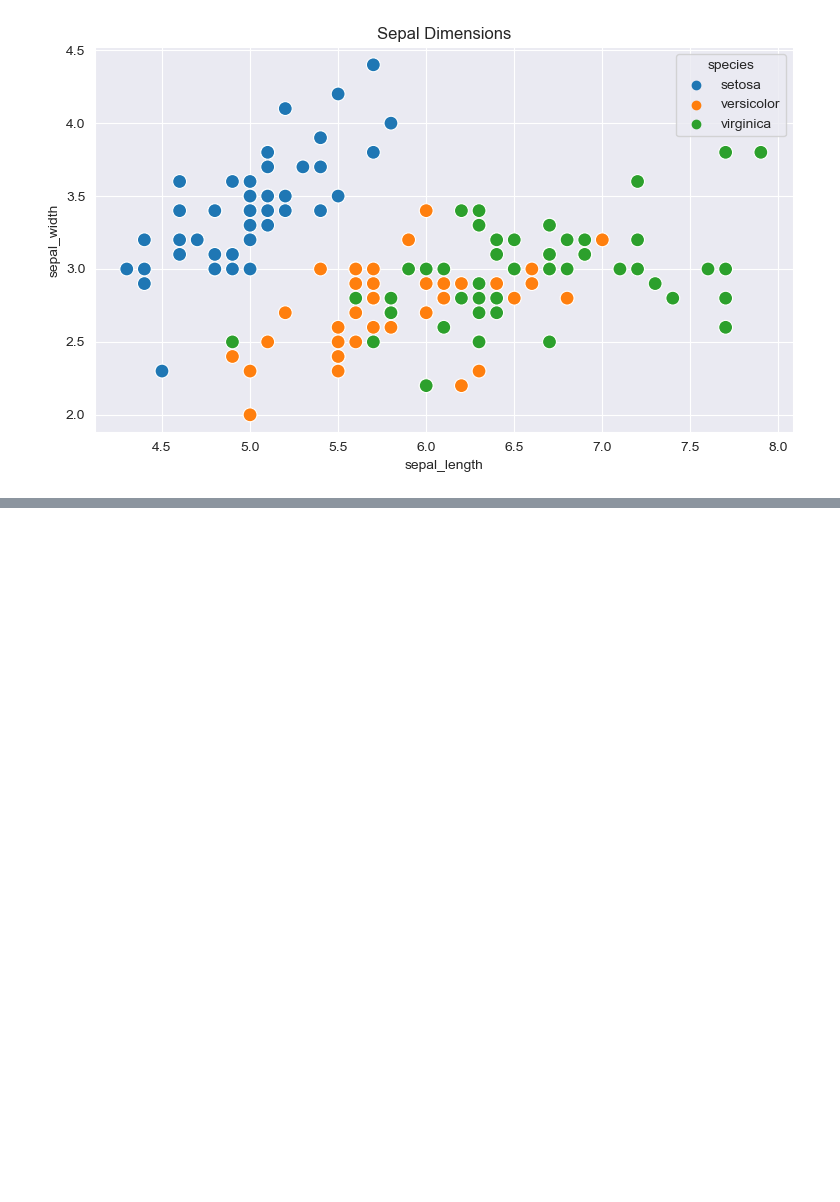
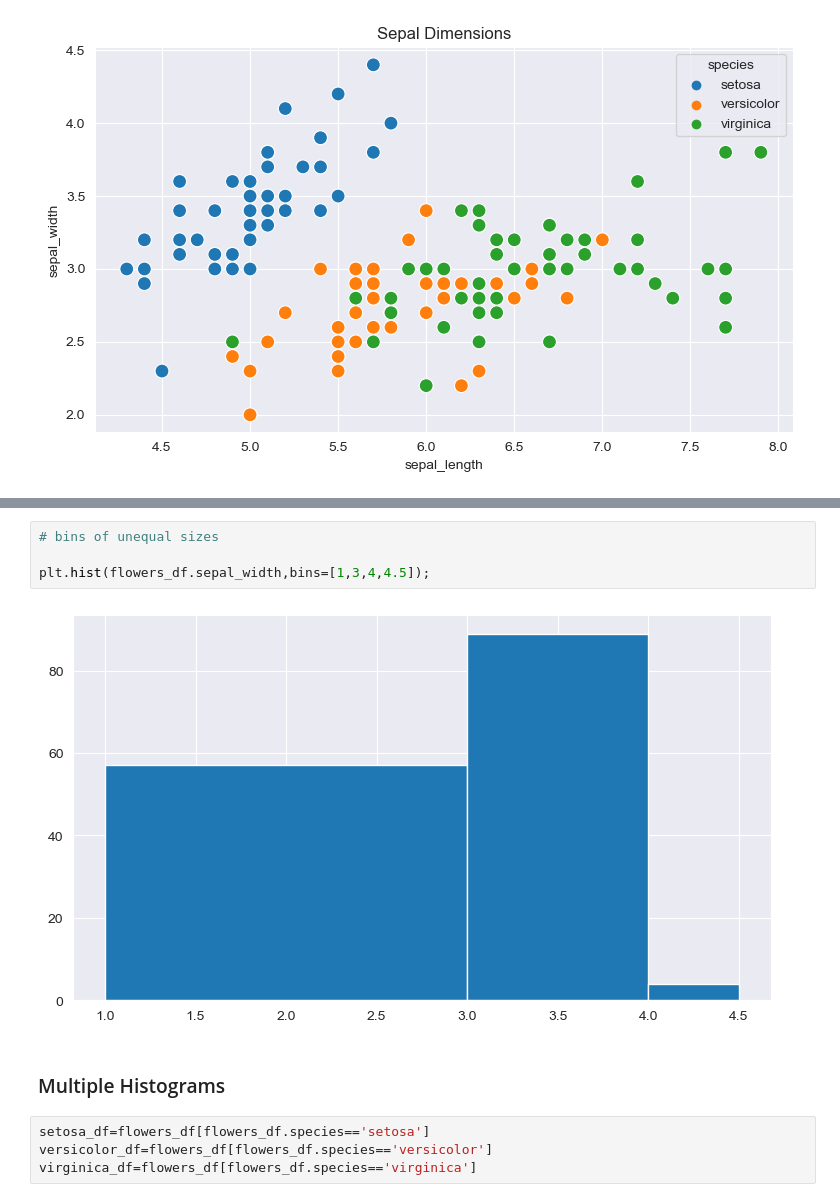
Before and after one commit to Swaraz08/Jupyter, a Jupyter notebook: pandas.ipynb, the cells around one changed output, grey strips where cells are left out. Saved outputs shown, nothing was run; the diff lists cells and outputs as text; blank space fills up the shorter version.

```diff
--- a/pandas.ipynb
+++ b/pandas.ipynb
@@ -926,0 +981,12 @@ sns.scatterplot(x='sepal_length',y='sepal_width',hue='species',s=100,data=flower
+# %%
+# bins of unequal sizes
+
+plt.hist(flowers_df.sepal_width,bins=[1,3,4,4.5]);
+# %% [output]
+[figure, added]
+# %% [markdown]
+### Multiple Histograms
+# %%
+setosa_df=flowers_df[flowers_df.species=='setosa']
+versicolor_df=flowers_df[flowers_df.species=='versicolor']
+virginica_df=flowers_df[flowers_df.species=='virginica']
```
Also changed, not shown: parts of 13 cells of this notebook.
